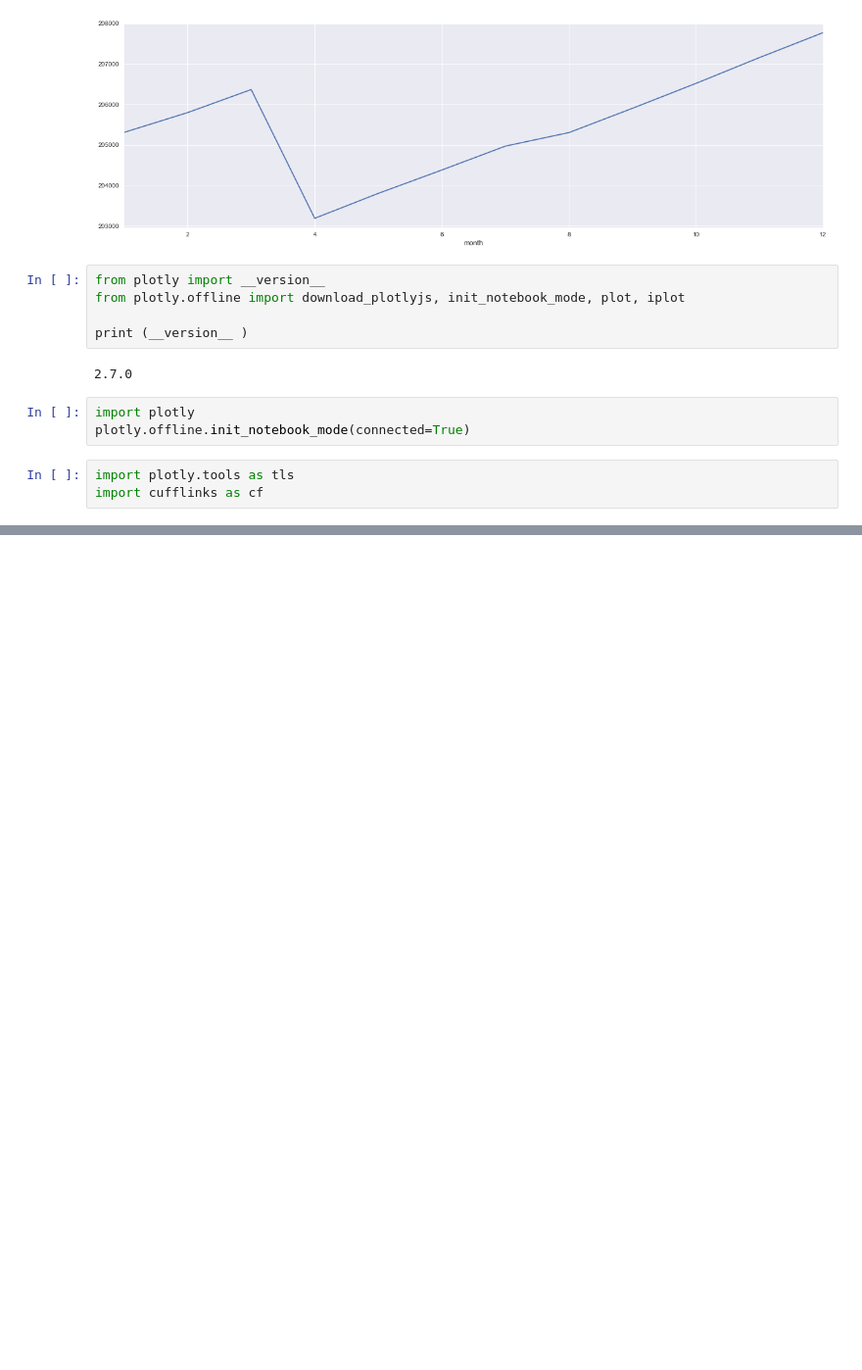
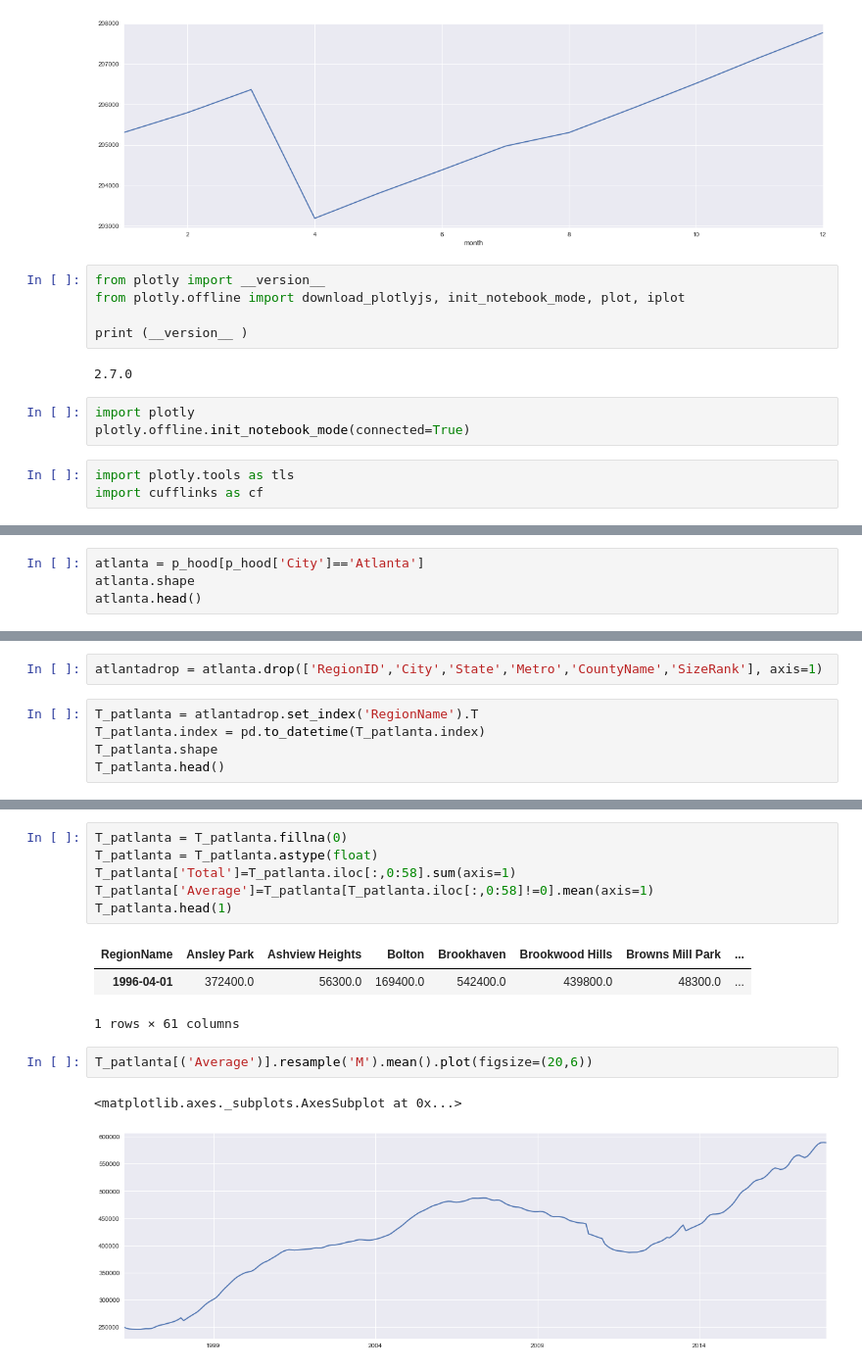
Before and after one commit to akell47/Zillow, a Jupyter notebook: zipcode.ipynb, the cells around one changed output, grey strips where cells are left out. Shown at 98% size. Saved outputs shown, nothing was run; the diff lists cells and outputs as text; blank space fills up the shorter version.

```diff
--- a/zipcode.ipynb
+++ b/zipcode.ipynb
@@ -175,0 +189,4 @@ py.iplot(fig, filename = "")
+# %%
+atlanta = p_hood[p_hood['City']=='Atlanta']
+atlanta.shape
+atlanta.head()
@@ -175,0 +202,7 @@ py.iplot(fig, filename = "")
+# %%
+atlantadrop = atlanta.drop(['RegionID','City','State','Metro','CountyName','SizeRank'], axis=1)
+# %%
+T_patlanta = atlantadrop.set_index('RegionName').T
+T_patlanta.index = pd.to_datetime(T_patlanta.index)
+T_patlanta.shape
+T_patlanta.head()
@@ -175,0 +218,15 @@ py.iplot(fig, filename = "")
+# %%
+T_patlanta = T_patlanta.fillna(0)
+T_patlanta = T_patlanta.astype(float)
+T_patlanta['Total']=T_patlanta.iloc[:,0:58].sum(axis=1)
+T_patlanta['Average']=T_patlanta[T_patlanta.iloc[:,0:58]!=0].mean(axis=1)
+T_patlanta.head(1)
+# %% [output]
+| RegionName | Ansley Park | Ashview Heights | Bolton | Brookhaven | Brookwood Hills | Browns Mill Park | ... |
+| 1996-04-01 | 372400.0 | 56300.0 | 169400.0 | 542400.0 | 439800.0 | 48300.0 | ... |
+1 rows × 61 columns
+# %%
+T_patlanta[('Average')].resample('M').mean().plot(figsize=(20,6))
+# %% [output]
+<matplotlib.axes._subplots.AxesSubplot at 0x...>
+[figure, added]
```
Also changed, not shown: parts of 10 cells of this notebook.
